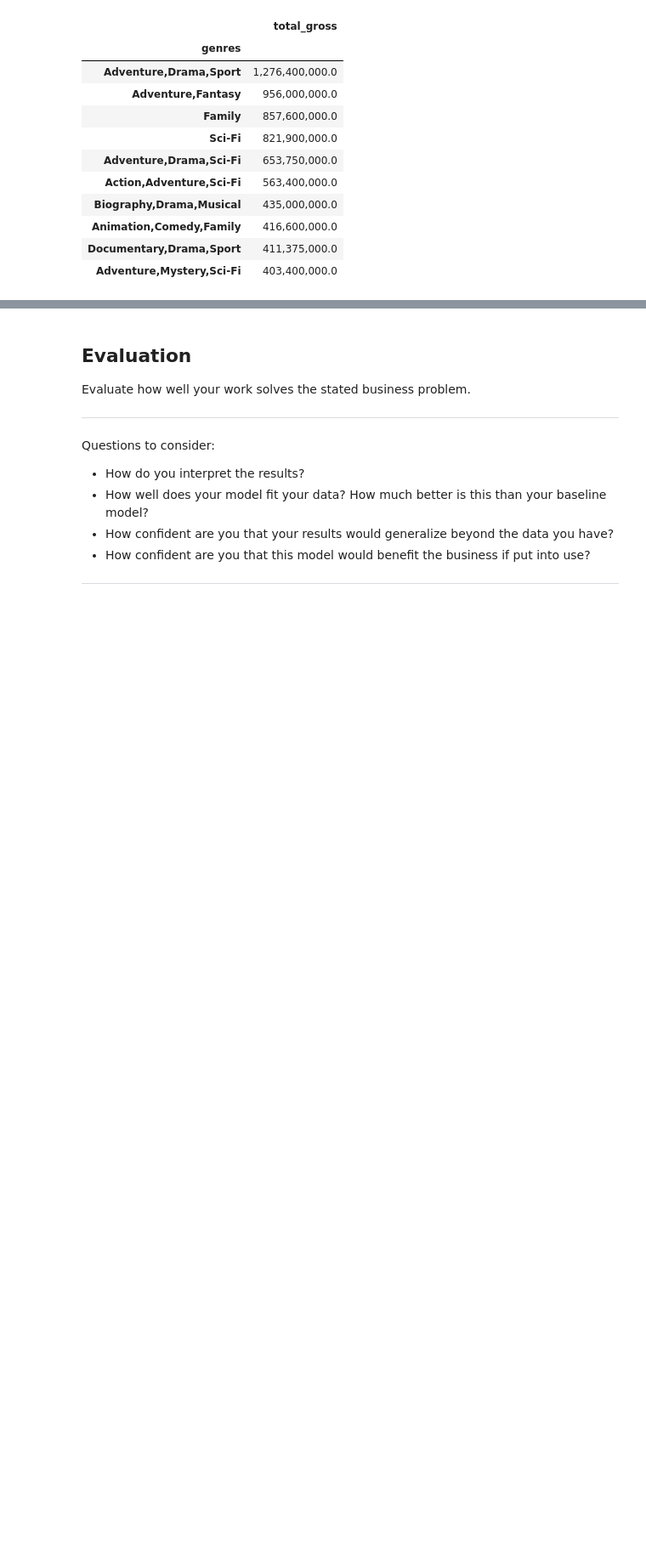
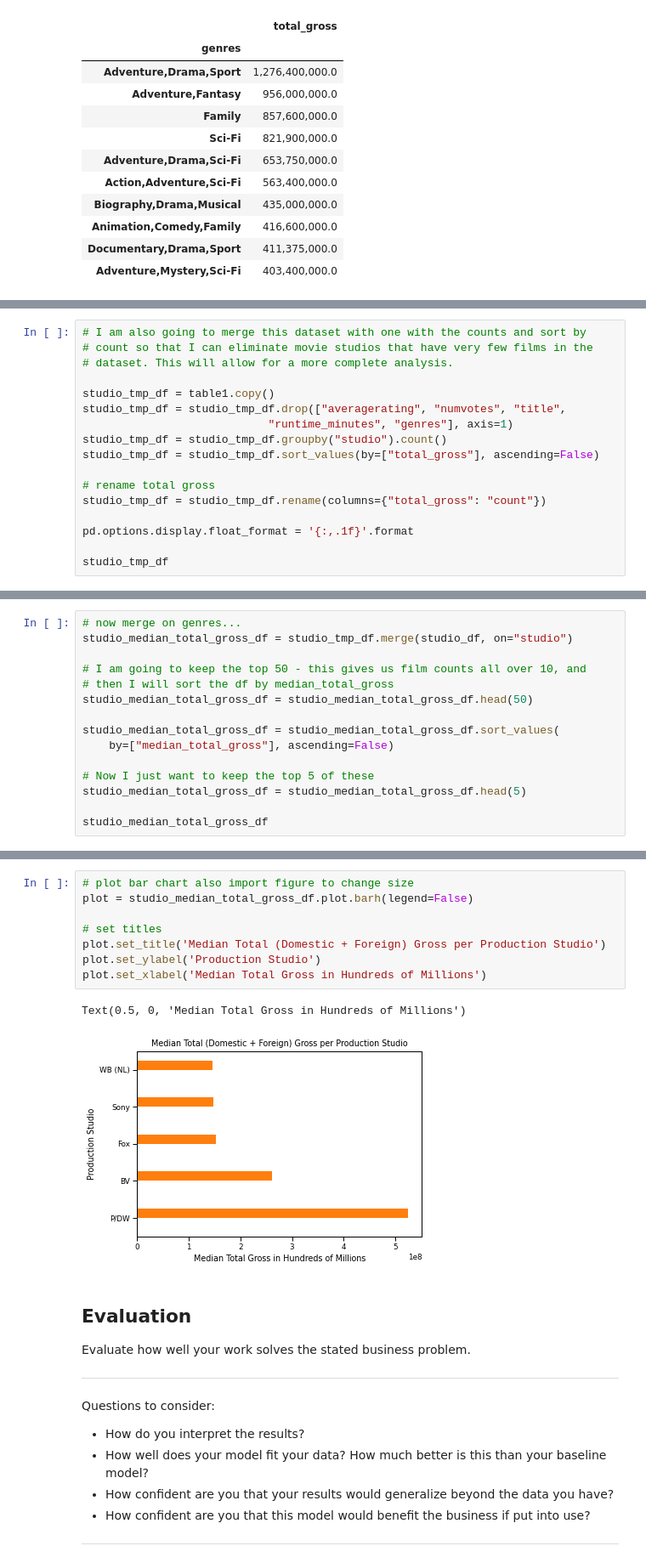
Before and after one commit to samoliver3/dsc-phase-1-project, a Jupyter notebook: student.ipynb, the cells around one changed output, grey strips where cells are left out. Shown: that part at 85% size. Cells and saved outputs as stored; diff of their text form; blank space fills up the shorter version.

```diff
--- a/student.ipynb
+++ b/student.ipynb
@@ -540,0 +733,17 @@ Text(8.075000000000003, 0.5, 'Median Total Gross')
+# %%
+# I am also going to merge this dataset with one with the counts and sort by
+# count so that I can eliminate movie studios that have very few films in the
+# dataset. This will allow for a more complete analysis.
+
+studio_tmp_df = table1.copy()
+studio_tmp_df = studio_tmp_df.drop(["averagerating", "numvotes", "title",
+                            "runtime_minutes", "genres"], axis=1)
+studio_tmp_df = studio_tmp_df.groupby("studio").count()
+studio_tmp_df = studio_tmp_df.sort_values(by=["total_gross"], ascending=False)
+
+# rename total gross
+studio_tmp_df = studio_tmp_df.rename(columns={"total_gross": "count"})
+
+pd.options.display.float_format = '{:,.1f}'.format
+
+studio_tmp_df
@@ -540,0 +765,15 @@ Text(8.075000000000003, 0.5, 'Median Total Gross')
+# %%
+# now merge on genres...
+studio_median_total_gross_df = studio_tmp_df.merge(studio_df, on="studio")
+
+# I am going to keep the top 50 - this gives us film counts all over 10, and
+# then I will sort the df by median_total_gross
+studio_median_total_gross_df = studio_median_total_gross_df.head(50)
+
+studio_median_total_gross_df = studio_median_total_gross_df.sort_values(
+    by=["median_total_gross"], ascending=False)
+
+# Now I just want to keep the top 5 of these
+studio_median_total_gross_df = studio_median_total_gross_df.head(5)
+
+studio_median_total_gross_df
@@ -541,3 +788,14 @@ Text(8.075000000000003, 0.5, 'Median Total Gross')
+# %%
+# plot bar chart also import figure to change size
+plot = studio_median_total_gross_df.plot.barh(legend=False)
+
+# set titles
+plot.set_title('Median Total (Domestic + Foreign) Gross per Production Studio')
+plot.set_ylabel('Production Studio')
+plot.set_xlabel('Median Total Gross in Hundreds of Millions')
+# %% [output]
+Text(0.5, 0, 'Median Total Gross in Hundreds of Millions')
+[figure, added]
 # %% [markdown]
 ## Evaluation
 Evaluate how well your work solves the stated business problem.
```
Also changed, not shown: parts of 9 cells of this notebook.
